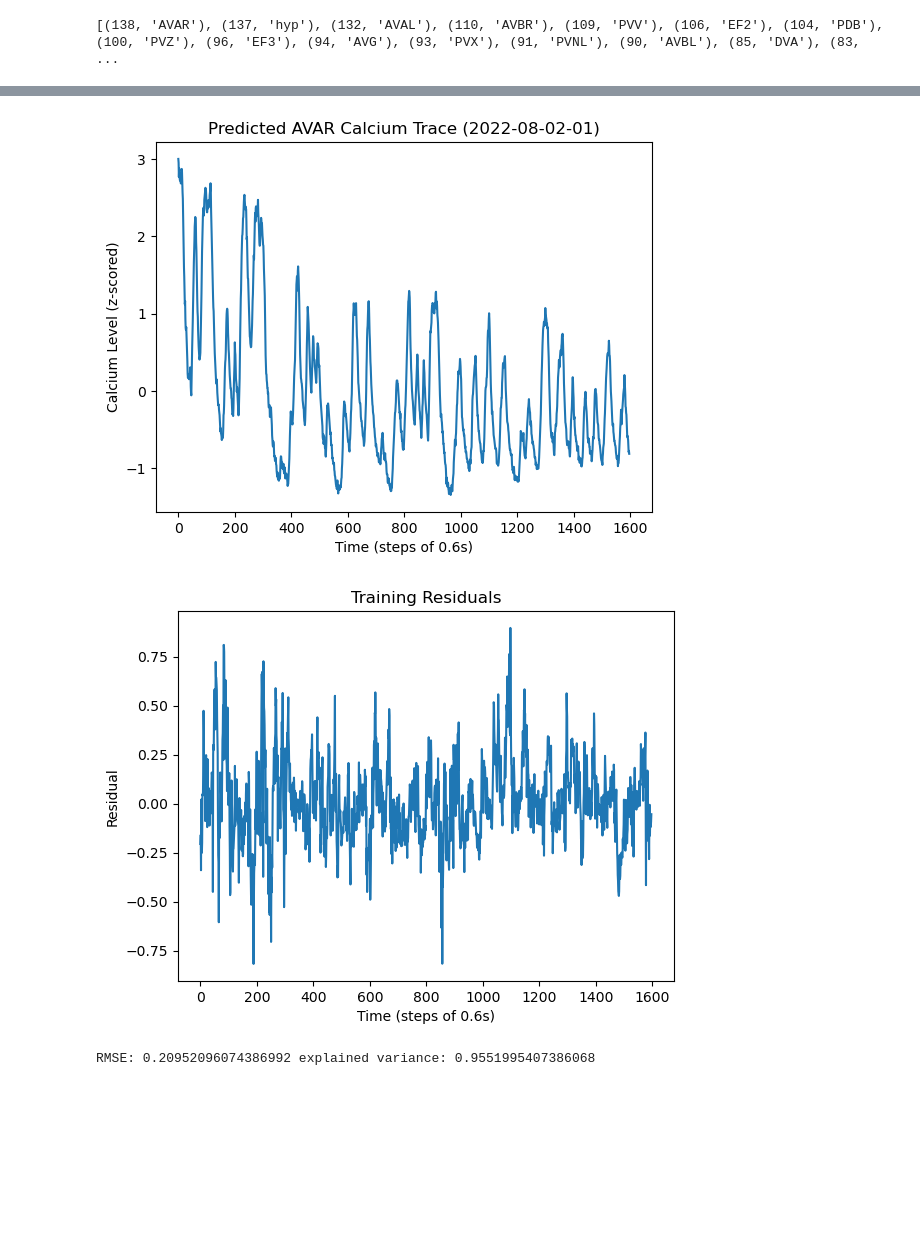
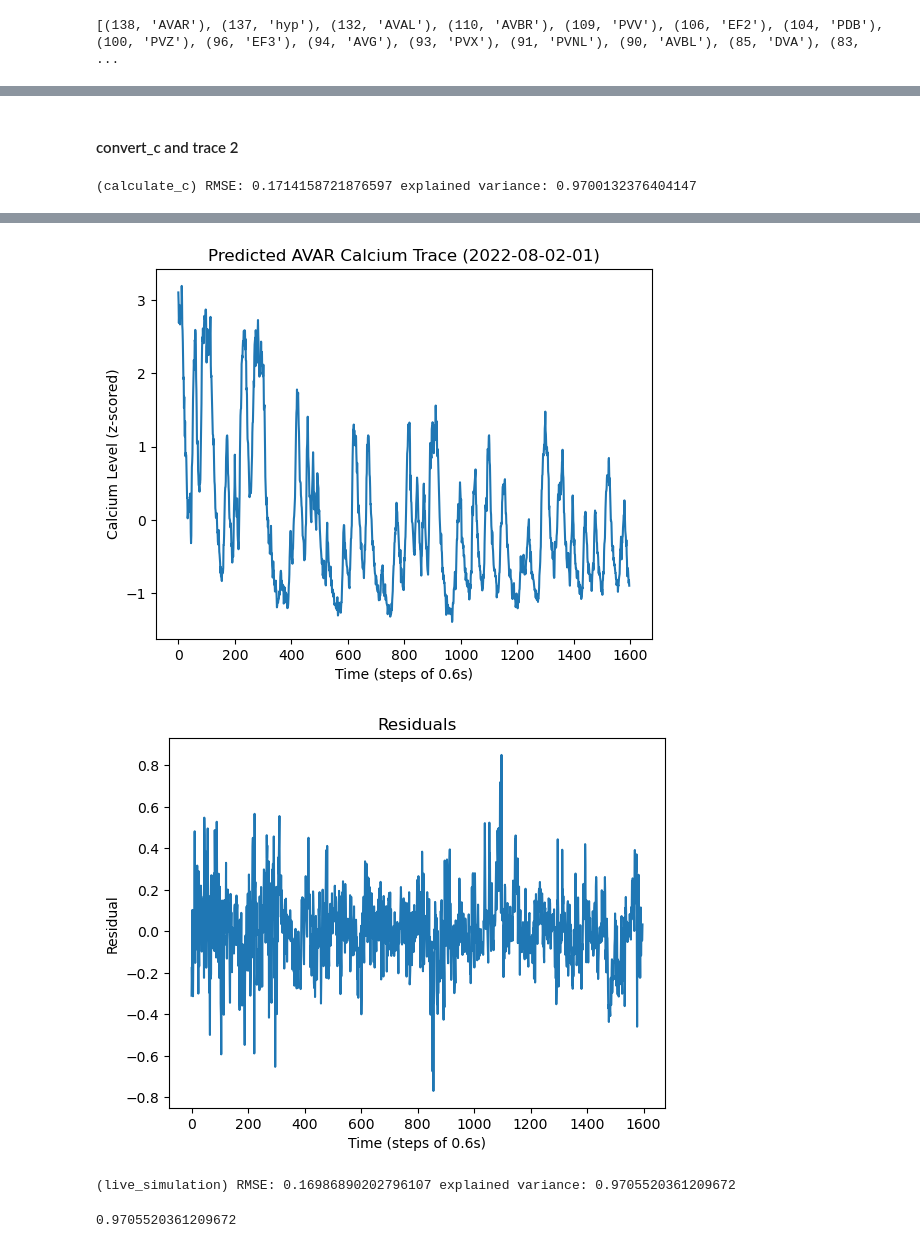
Before and after one commit to ironak/worms, a Jupyter notebook: model.ipynb, the cells around one changed output, grey strips where cells are left out. Cells and saved outputs as stored; diff of their text form; code cells hidden in the pictures; blank space fills up the shorter version.

```diff
--- a/model.ipynb
+++ b/model.ipynb
@@ -84,7 +92,7 @@ class TraceObject:
         return self.trace_indices[label]
 # %%
 def get_relevant_neurons(neuron, connectome=CONNECTOME):
-    return set().union([neuron], connectome.predecessors(neuron), connectome.successors(neuron))
+    return set().union(connectome.predecessors(neuron), connectome.successors(neuron)) #[neuron],
 
 def get_relevant_mask(neuron, trace_obj, connectome=CONNECTOME):
     relevant_neurons = get_relevant_neurons(neuron, connectome)
@@ -150,7 +193,7 @@ def calculate_c(neuron, trace_obj, window_start=0, window_width=None, w_rr=W_rr,
 
     return c
 # %%
-def live_simulation(c, neuron, trace_obj, start=None, runtime=None, w_rr=W_rr, w_sr=W_sr, connectome=CONNECTOME):
+def live_simulation(c, neuron, trace_obj, start=None, runtime=None, w_rr=W_rr, w_sr=W_sr, connectome=CONNECTOME, plot=True):
     trace_len = trace_obj.traces.shape[1]
     if start == None or start < max(w_rr, w_sr):
         start = max(w_rr, w_sr)
@@ -174,8 +217,14 @@ def live_simulation(c, neuron, trace_obj, start=None, runtime=None, w_rr=W_rr, w
     prediction = temp_traces[self_index,start:start+runtime]
     residuals = observation - prediction
 
-    plot_trace(observation, title=f"{neuron} Calcium Trace ({trace_obj.trace_json['uid']})")
-    plot_trace(prediction, title=f"Predicted {neuron} Calcium Trace ({trace_obj.trace_json['uid']})")
-    plot_trace(residuals,  title="Training Residuals", ylabel="Residual")
+    rmse = np.sqrt(mean_squared_error(observation, prediction))
+    explained_variance = 1 - (mean_squared_error(observation, prediction))/np.var(observation)
 
-    print("RMSE:", np.sqrt(mean_squared_error(observation, prediction)), "explained variance:", 1 - (mean_squared_error(observation, prediction))/np.var(observation))
+    if plot:
+        plot_trace(observation, title=f"{neuron} Calcium Trace ({trace_obj.trace_json['uid']})")
+        plot_trace(prediction, title=f"Predicted {neuron} Calcium Trace ({trace_obj.trace_json['uid']})")
+        plot_trace(residuals,  title="Residuals", ylabel="Residual")
+
+        print(f"(live_simulation) RMSE: {rmse} explained variance: {explained_variance}")
+
+    return explained_variance
@@ -404,0 +465,17 @@ visualize_c(c,neuron, trace_obj)
+# %%
+TEST_NEURON = 'AVAR'
+
+trace_obj = TraceObject('datasets/wormwideweb/2022-08-02-01.json')
+print(f"1 timestep = {trace_obj.trace_json['avg_timestep']*60} seconds")
+self_index = trace_obj.get_index(TEST_NEURON)
+if self_index == -1:
+    raise ValueError(f"Neuron {TEST_NEURON} does not have any labeled traces in this dataset.")
+
+plot_acf(trace_obj.traces[self_index,:], lags=1000)
+plt.show()
+
+c = calculate_c(TEST_NEURON, trace_obj, 0, 730)
+live_simulation(c, TEST_NEURON, trace_obj, 730)
+
+print(len(c))
+print(c)
@@ -405 +530,3 @@ visualize_c(c,neuron, trace_obj)
+# %% [markdown]
+#### convert_c and trace 2
 # %%
@@ -420,11 +547,13 @@ def convert_c(c_1, trace_obj_1, trace_obj_2, w_rr=W_rr, w_sr=W_sr, connectome=CO
     return c_2
 # %%
 trace_obj_1 = TraceObject('datasets/wormwideweb/2022-08-02-01.json')
-c_1 = calculate_c(neuron, trace_obj_1, window_start=0, window_width=1600)
-live_simulation(c_1, neuron, trace_obj_1)
+c_1 = calculate_c(TEST_NEURON, trace_obj_1, window_start=0, window_width=1600)
+live_simulation(c_1, TEST_NEURON, trace_obj_1)
 # %% [output]
+(calculate_c) RMSE: 0.1714158721876597 explained variance: 0.9700132376404147
 [figure]
-[figure, old version]
+[figure, new version]
-[figure, old version]
+[figure, new version]
-RMSE: 0.20952096074386992 explained variance: 0.9551995407386068
+(live_simulation) RMSE: 0.16986890202796107 explained variance: 0.9705520361209672
+0.9705520361209672
 # %%
```
Also changed, not shown: parts of 34 cells of this notebook, 2 other files.
